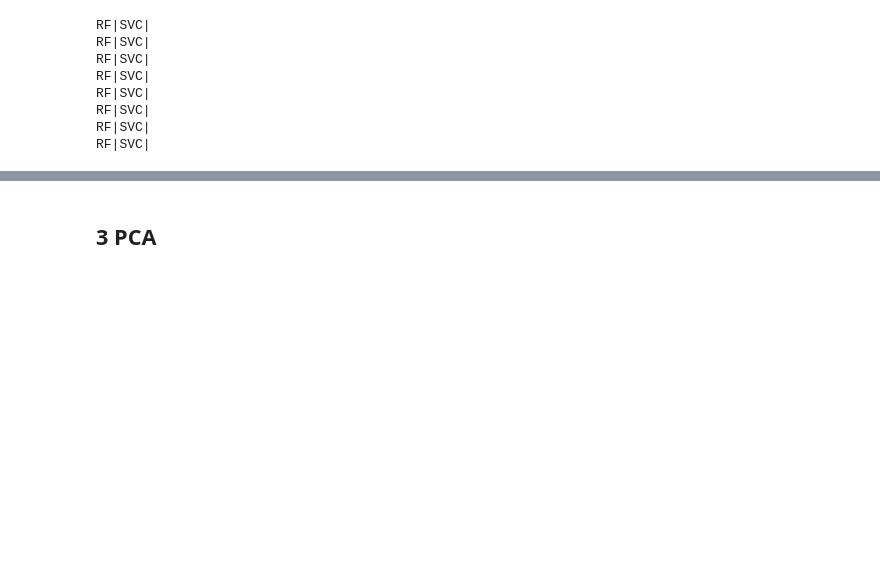
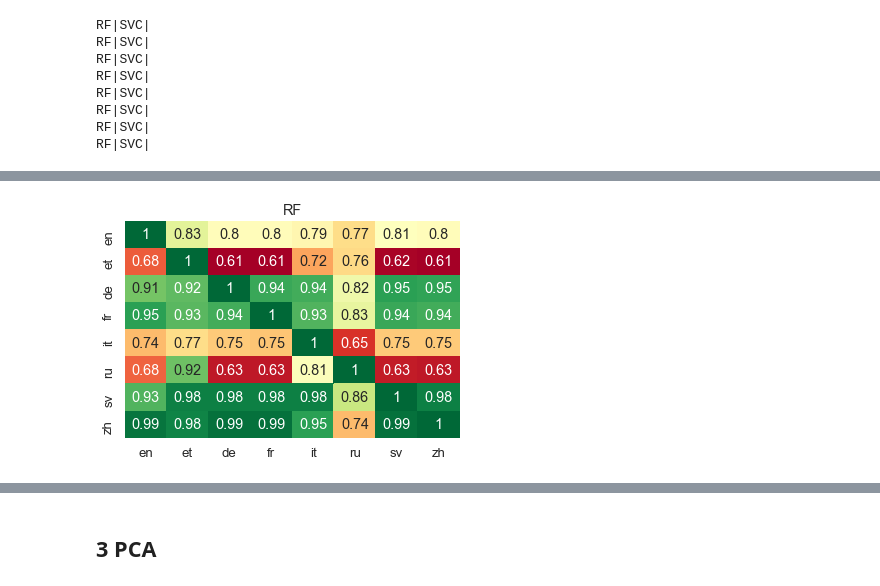
Before and after one commit to Risto-R/IDS-Project, a Jupyter notebook: Notebook.ipynb, the cells around one changed output, grey strips where cells are left out. Drawn from its saved outputs; the diff is of its cells as text; code cells hidden in the pictures; blank space fills up the shorter version.

Commit message:
Poster,notebook,matrix

```diff
--- a/Notebook.ipynb
+++ b/Notebook.ipynb
@@ -811,7 +807,7 @@ features = features.drop(["up_votes","down_votes","path","age","gender","accent"
 filetags = ["en","et","de","fr","it","ru","sv","zh"]
 dataframes = []
 for tag in filetags:
-    dataframes.append(pd.read_csv("data/data files/validated_"+tag+"_SpeechFeatures.tsv", encoding="utf-8", sep="\t"))
+    dataframes.append(pd.read_csv("Datasets/validated_"+tag+"_SpeechFeatures.tsv", encoding="utf-8", sep="\t"))
 # %%
 minimum_count = 100
 lowest = 1000000
@@ -904,0 +901,8 @@ zh      0.8055555555555556      0.9285714285714286      0.8492063492063492
+# %%
+sns.set(font_scale=1.2)
+ax = plt.axes()
+sns.heatmap(RF_corr_matrix,xticklabels=filetags, yticklabels=filetags,annot = True, cbar=False,cmap="RdYlGn",linecolor="black")
+ax.set_title('RF')
+plt.savefig("matrix_RF2.pdf")
+# %% [output]
+[figure, added]
```
Also changed, not shown: parts of 21 cells of this notebook, 1 other file.
